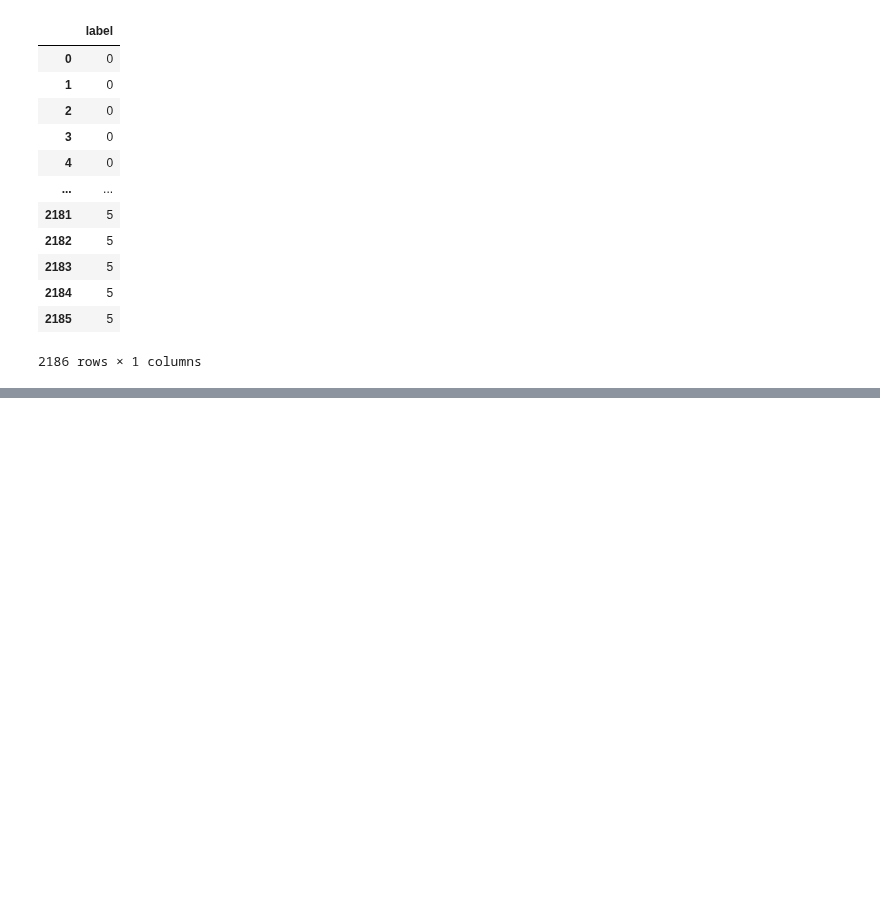
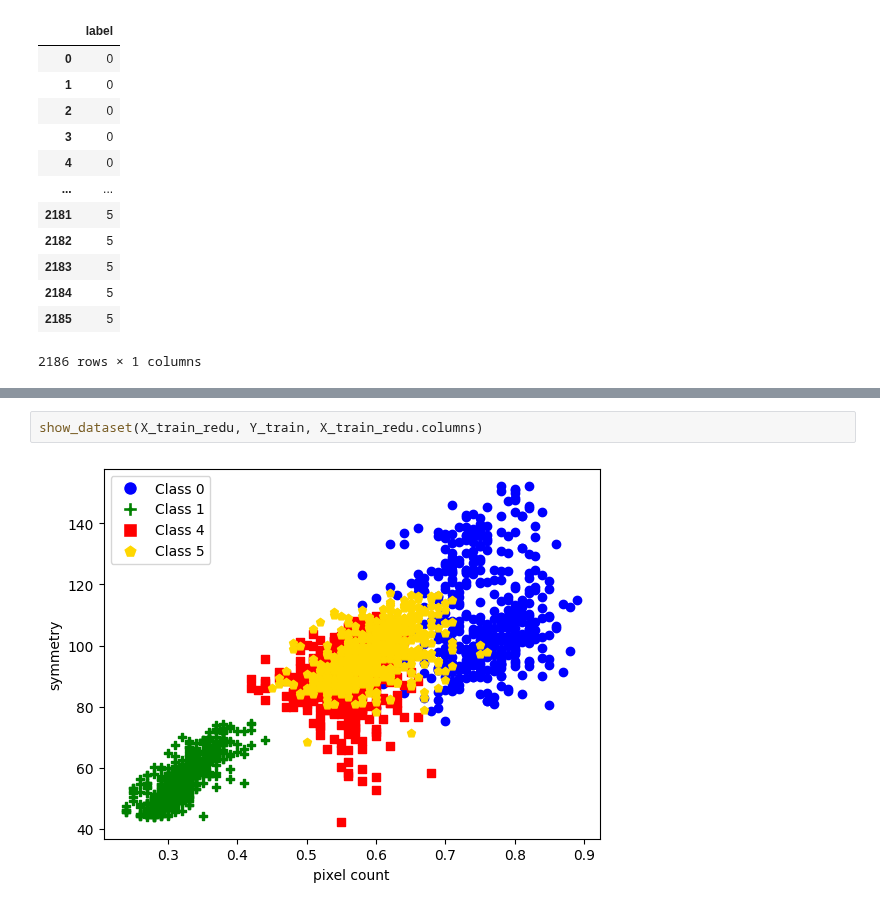
Before and after one commit to limafernando/ppgi-am, a Jupyter notebook: digits/main.ipynb, the cells around one changed output, grey strips where cells are left out. Cells and saved outputs as stored; diff of their text form; blank space fills up the shorter version.

```diff
--- a/digits/main.ipynb
+++ b/digits/main.ipynb
@@ -154,0 +171,4 @@ show_dataset(X_train_redu, Y_train)
+# %%
+show_dataset(X_train_redu, Y_train, X_train_redu.columns)
+# %% [output]
+[figure, added]
```
Also changed, not shown: parts of 6 cells of this notebook, 2 other files.
